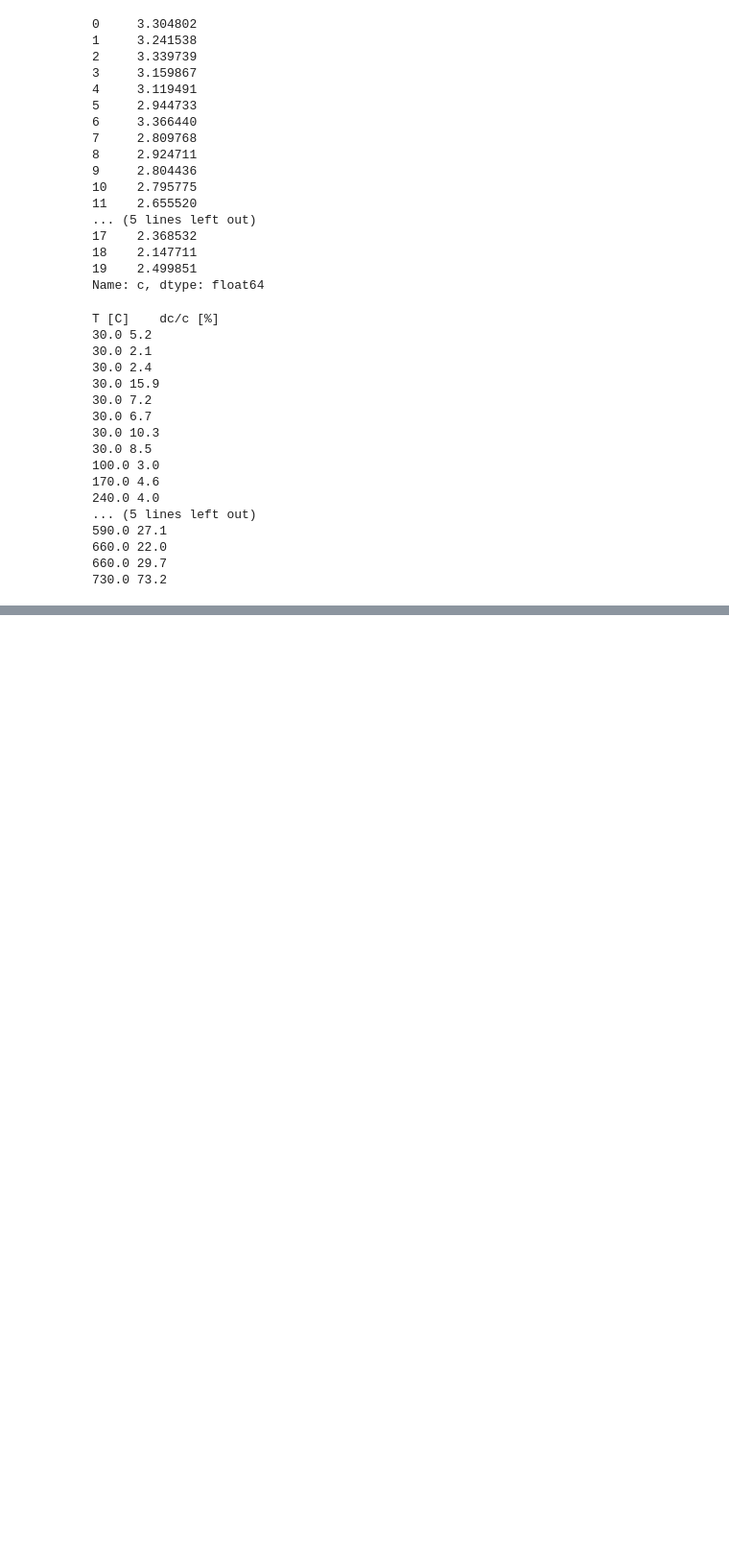
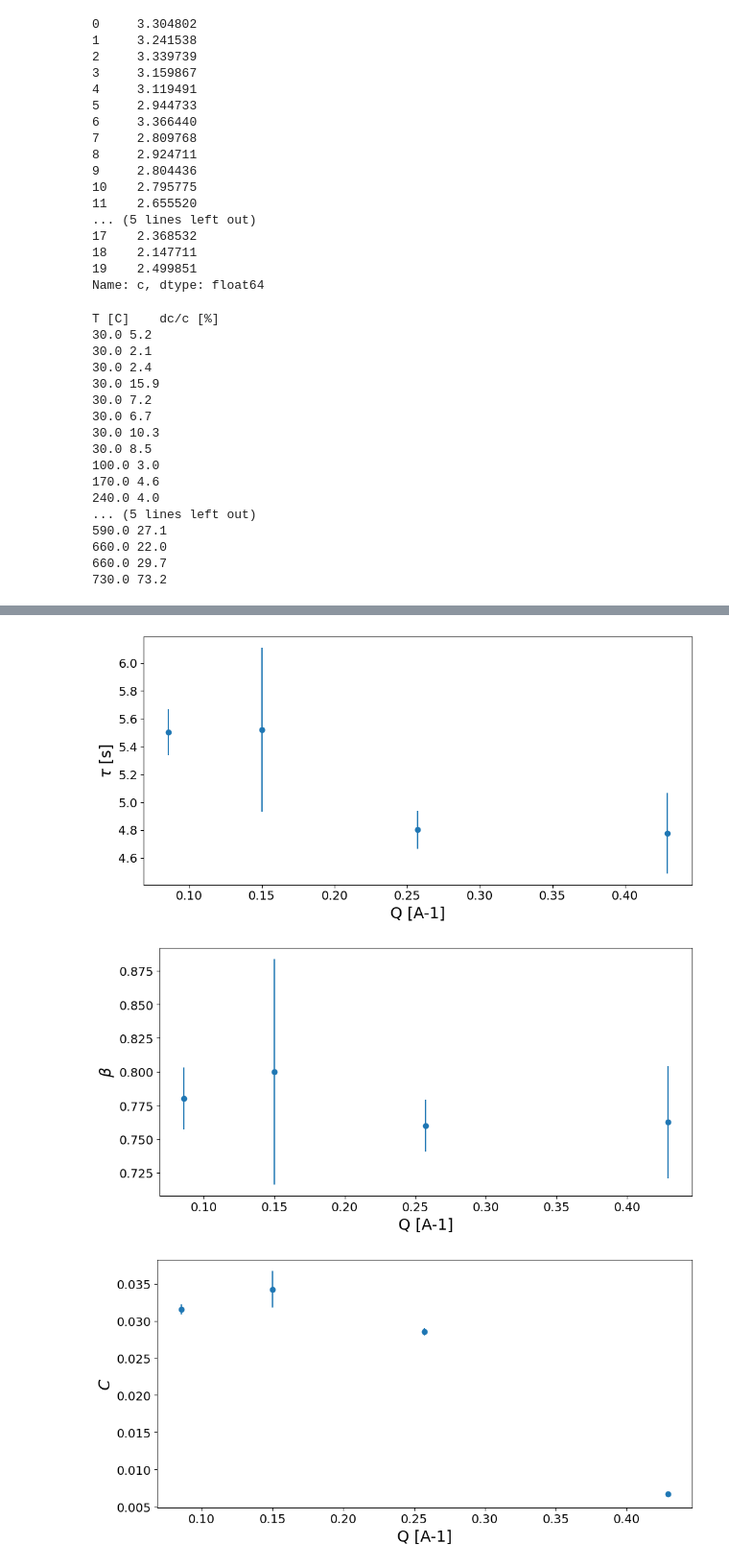
Before and after one commit to FabioBrugnara/20250408, a Jupyter notebook: SCRIPTS/3) GeO2_6 fits analysis.ipynb, the cells around one changed output, grey strips where cells are left out. Shown at 96% size. Drawn from its saved outputs; the diff is of its cells as text; code cells hidden in the pictures; blank space fills up the shorter version.

```diff
--- a/SCRIPTS/3) GeO2_6 fits analysis.ipynb
+++ b/SCRIPTS/3) GeO2_6 fits analysis.ipynb
@@ -364,0 +419,11 @@ T [C]    dc/c [%]
+# %%
+columns = ['Q','E', 't', 'tau', 'beta', 'c', 'y0', 'dtau', 'dbeta', 'dc', 'dy0']
+df = pd.DataFrame(columns=columns)
+for i in scan_E.keys():
+    fit_outs[i]['T'] = scan_T[i]
+    fit_outs[i]['d'] = scan_d[i]
+    fit_outs[i]['E'] = scan_E[i]
+    fit_outs[i]['Q'] = scan_Q[i]
+    #fit_outs[i]['dose_rate'] = dose_rate(scan_E[i], scan_d[i])
+    df = pd.concat([df,fit_outs[i]], ignore_index=True)
+display(df)
@@ -364,0 +436,43 @@ T [C]    dc/c [%]
+# %%
+
+# tau
+fig, ax = plt.subplots(figsize=(10, 5))
+
+ax.errorbar(df['Q'], df['tau'], yerr=df['dtau'], fmt='o')
+
+##plt.yscale('log')
+plt.xlabel('Q [A-1]')
+plt.ylabel(r'$\tau$ [s]')
+plt.tight_layout(), plt.show();
+
+# beta
+fig, ax = plt.subplots(figsize=(10, 5))
+
+ax.errorbar(df['Q'], df['beta'], yerr=df['dbeta'], fmt='o')
+#plt.xscale('log')
+plt.xlabel('Q [A-1]')
+plt.ylabel(r'$\beta$')
+plt.tight_layout(), plt.show();
+
+# C
+fig, ax = plt.subplots(figsize=(10, 5))
+
+ax.errorbar(df['Q'], df['c'], yerr=df['dc'], fmt='o')
+#plt.yscale('log')
+plt.xlabel('Q [A-1]')
+plt.ylabel(r'$C$')
+#plt.ylim(0.99*df['c'].min(), 1.01*df['c'].max())
+plt.tight_layout(), plt.show();
+
+# y0
+fig, ax = plt.subplots(figsize=(10, 5))
+
+ax.errorbar(df['Q'], df['y0'], yerr=df['dy0'], fmt='o')
+plt.xscale('log')
+plt.xlabel('Q [A-1]')
+plt.ylabel(r'$y_0$')
+plt.tight_layout(), plt.show();
+# %% [output]
+[figure, added]
+[figure, added]
+[figure, added]
```
Also changed, not shown: parts of 8 cells of this notebook, 1 other file.
